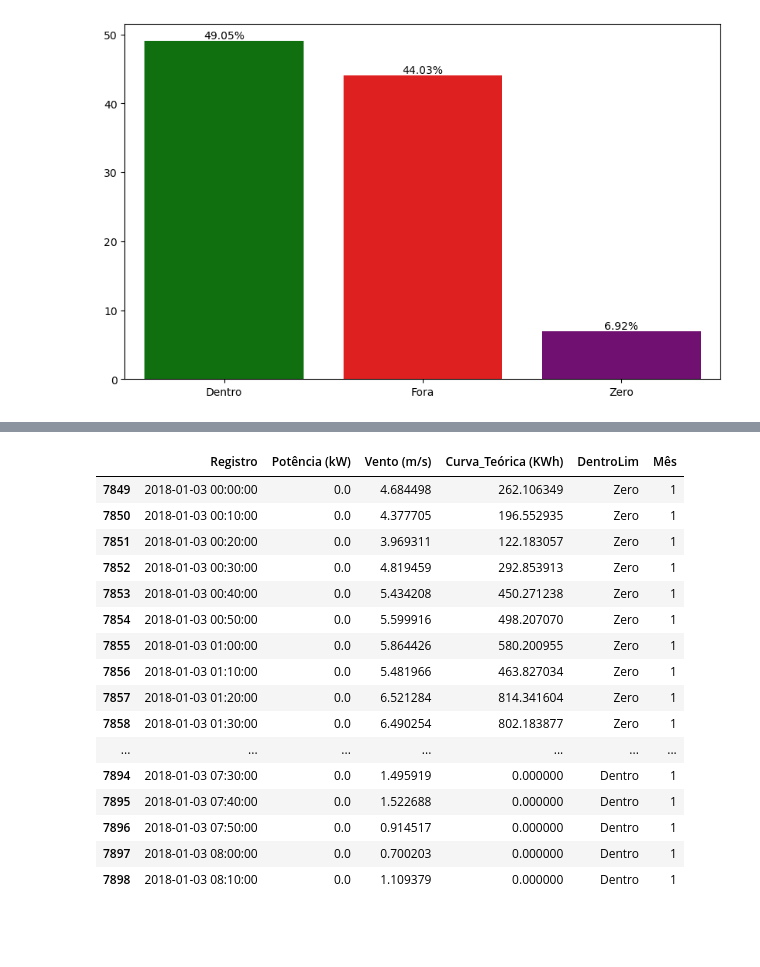
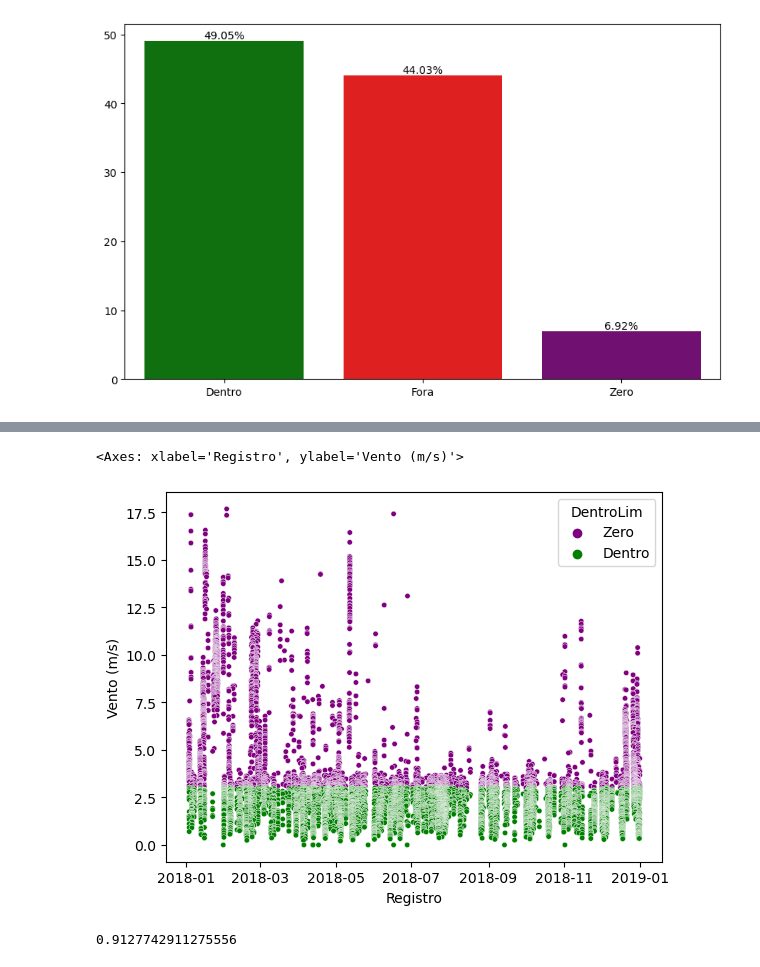
Before and after one commit to EduarAmaral/analisedados, a Jupyter notebook: EnergiaSolar.ipynb, the cells around one changed output, grey strips where cells are left out. Saved outputs shown, nothing was run; the diff lists cells and outputs as text; code cells hidden in the pictures; blank space fills up the shorter version.

```diff
--- a/EnergiaSolar.ipynb
+++ b/EnergiaSolar.ipynb
@@ -204,21 +266,14 @@ total_vendas.sort_values(by='Total', ascending=False)
 # %%
-t = Energia.sort_values(by='Registro', ascending=True).loc[Energia['Potência (kW)']==0]
-t.head(50)
+t = Energia.sort_values(by='Vento (m/s)', ascending=False).loc[Energia['Potência (kW)']==0]
+
+f = t.groupby(['Mês', 'Vento (m/s)']).size().unstack(fill_value=0)
+sns.scatterplot(data=t, x='Registro', y='Vento (m/s)', hue='DentroLim',s=15, palette=cores)
+#display(t)
 # %% [output]
-|  | Registro | Potência (kW) | Vento (m/s) | Curva_Teórica (KWh) | DentroLim | Mês |
-| 7849 | 2018-01-03 00:00:00 | 0.0 | 4.684498 | 262.106349 | Zero | 1 |
-| 7850 | 2018-01-03 00:10:00 | 0.0 | 4.377705 | 196.552935 | Zero | 1 |
-| 7851 | 2018-01-03 00:20:00 | 0.0 | 3.969311 | 122.183057 | Zero | 1 |
-| 7852 | 2018-01-03 00:30:00 | 0.0 | 4.819459 | 292.853913 | Zero | 1 |
-| 7853 | 2018-01-03 00:40:00 | 0.0 | 5.434208 | 450.271238 | Zero | 1 |
-| 7854 | 2018-01-03 00:50:00 | 0.0 | 5.599916 | 498.207070 | Zero | 1 |
-| 7855 | 2018-01-03 01:00:00 | 0.0 | 5.864426 | 580.200955 | Zero | 1 |
-| 7856 | 2018-01-03 01:10:00 | 0.0 | 5.481966 | 463.827034 | Zero | 1 |
-| 7857 | 2018-01-03 01:20:00 | 0.0 | 6.521284 | 814.341604 | Zero | 1 |
-| 7858 | 2018-01-03 01:30:00 | 0.0 | 6.490254 | 802.183877 | Zero | 1 |
-| ... | ... | ... | ... | ... | ... | ... |
-| 7894 | 2018-01-03 07:30:00 | 0.0 | 1.495919 | 0.000000 | Dentro | 1 |
-| 7895 | 2018-01-03 07:40:00 | 0.0 | 1.522688 | 0.000000 | Dentro | 1 |
-| 7896 | 2018-01-03 07:50:00 | 0.0 | 0.914517 | 0.000000 | Dentro | 1 |
-| 7897 | 2018-01-03 08:00:00 | 0.0 | 0.700203 | 0.000000 | Dentro | 1 |
-| 7898 | 2018-01-03 08:10:00 | 0.0 | 1.109379 | 0.000000 | Dentro | 1 |
+<Axes: xlabel='Registro', ylabel='Vento (m/s)'>
+[figure, added]
+# %%
+correlacao = Energia['Potência (kW)'].corr(Energia['Vento (m/s)'])
+correlacao
+# %% [output]
+0.9127742911275556
```
Also changed, not shown: parts of 15 cells of this notebook.
